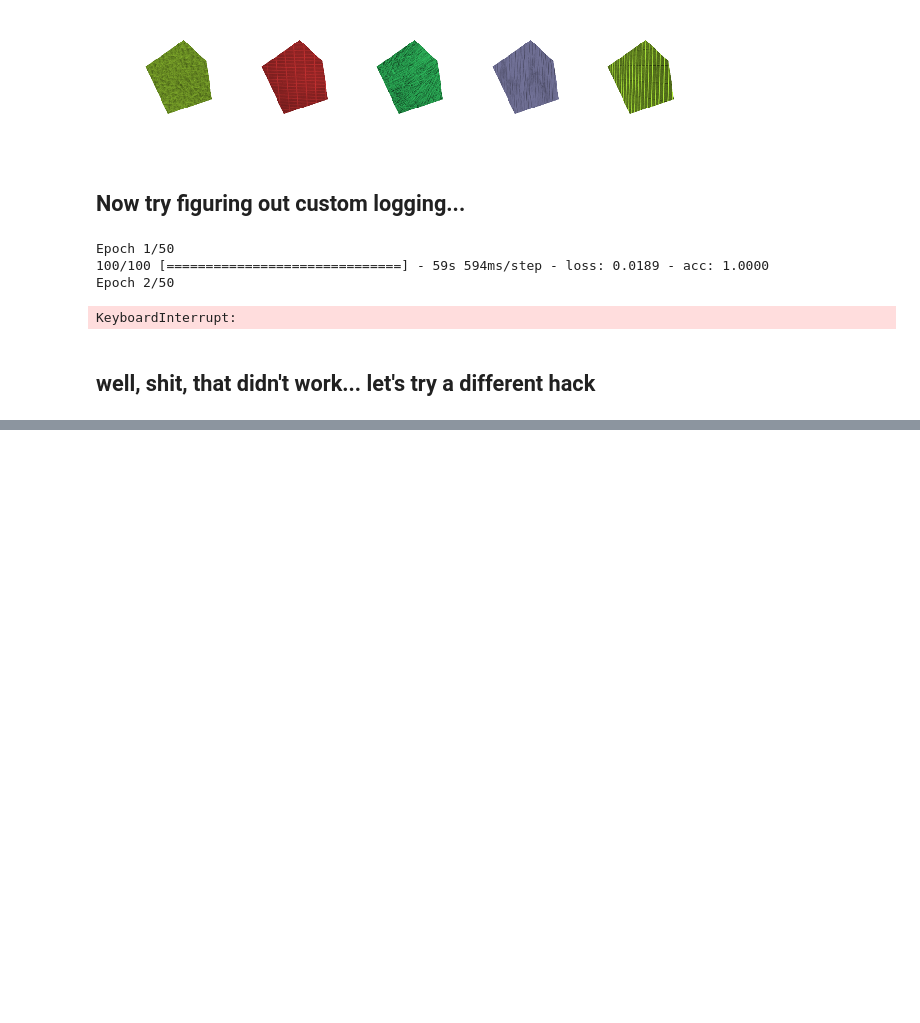
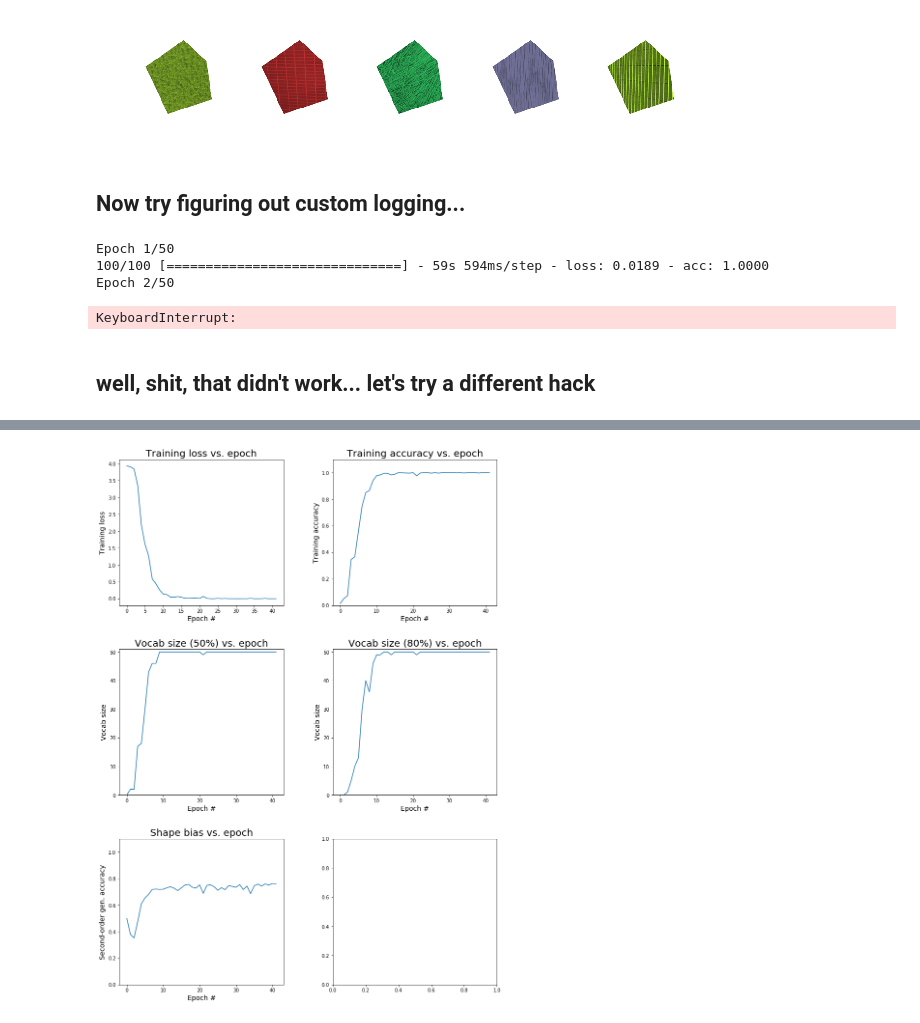
Before and after one commit to rfeinman/learning-to-learn, a Jupyter notebook: notebooks/vocabulary_acceleration.ipynb, the cells around one changed output, grey strips where cells are left out. Drawn from its saved outputs; the diff is of its cells as text; code cells hidden in the pictures; blank space fills up the shorter version.

```diff
--- a/notebooks/vocabulary_acceleration.ipynb
+++ b/notebooks/vocabulary_acceleration.ipynb
@@ -289,0 +331,6 @@ Epoch 1/1
+# %%
+# with random shifts
+df = pd.read_csv('../results/vocab_log.csv', index_col=False)
+plot_results(df)
+# %% [output]
+[figure, added]
```
Also changed, not shown: parts of 14 cells of this notebook, 2 other files.
